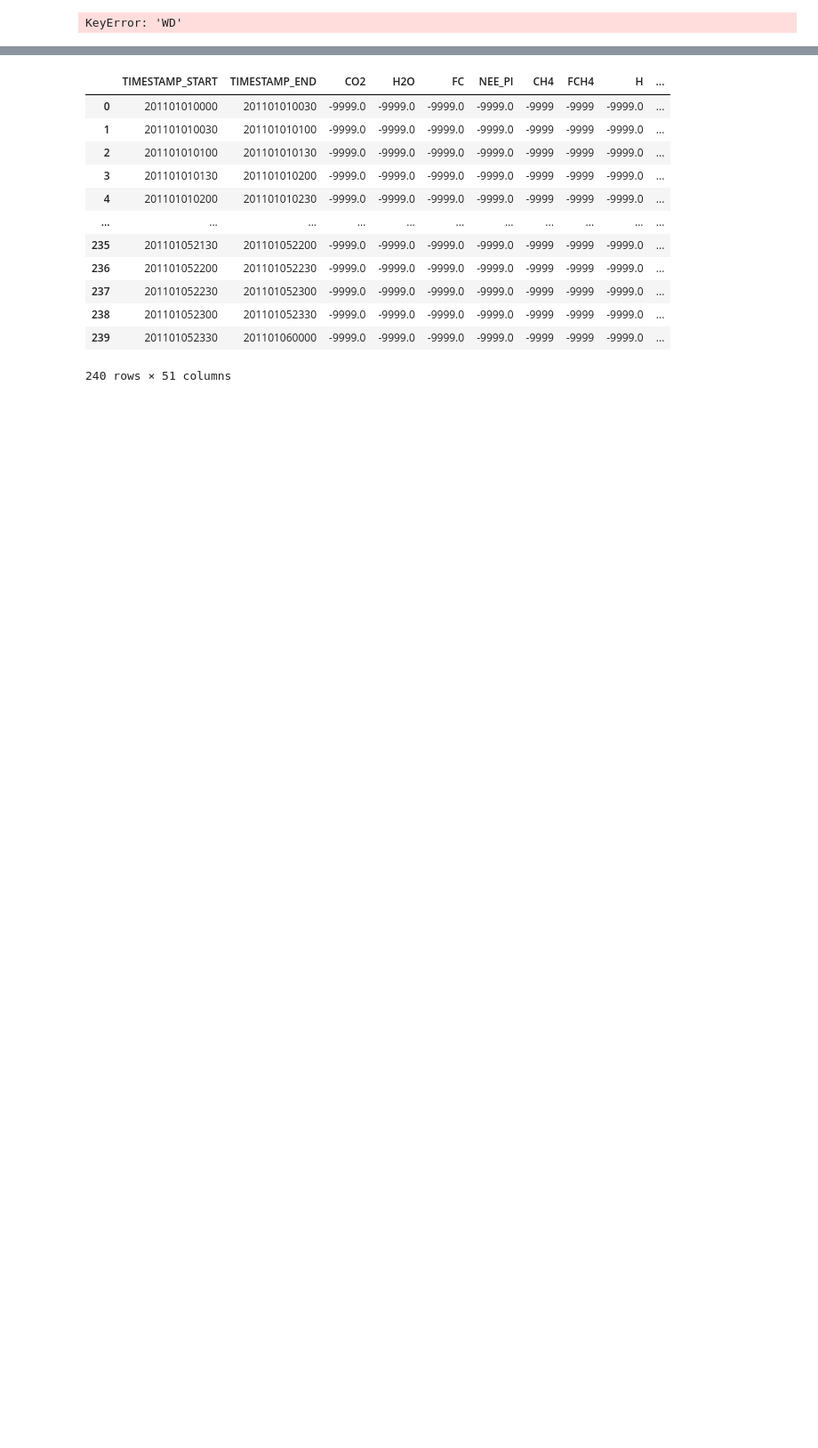
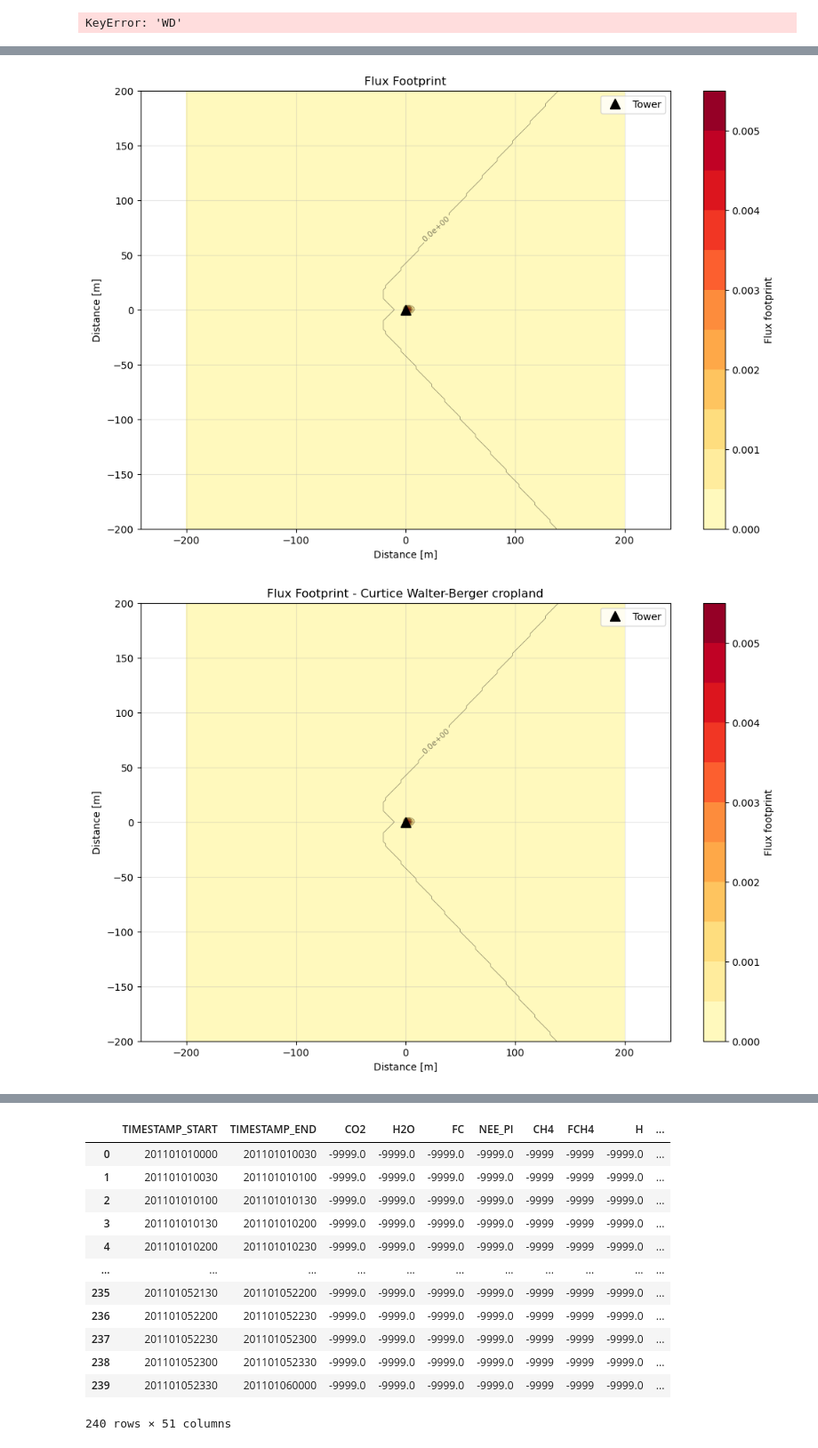
Before and after one commit to utah-geological-survey/MicroMet, a Jupyter notebook: Notebooks/Processing Workflow Notebooks/footprint_test.ipynb, the cells around one changed output, grey strips where cells are left out. Shown at 89% size. Cells and saved outputs as stored; diff of their text form; code cells hidden in the pictures; blank space fills up the shorter version.

```diff
--- a/Notebooks/Processing Workflow Notebooks/footprint_test.ipynb
+++ b/Notebooks/Processing Workflow Notebooks/footprint_test.ipynb
@@ -108,10 +108,10 @@ lon = float(config['METADATA']['station_longitude'])
 # Set up model parameters
 params = {
     'domain': [-200, 200, -200, 200],  # Smaller domain for example
-    'dx': 2.0,  # 2m resolution
-    'dy': 2.0,
+    'dx': 3.0,  # 2m resolution
+    'dy': 3.0,
     'crop_height': 0.2,  # From metadata - alfalfa crop height
-    'inst_height': 2.0,  # Standard EC measurement height
+    'inst_height': 5.0,  # Standard EC measurement height
     'atm_bound_height': 2000.0,  # Typical daytime boundary layer height
     'rs': [0.1, 0.2, 0.3, 0.4, 0.5, 0.6, 0.7, 0.8],  # Source area fractions
     'smooth_data': True,
@@ -206,0 +217,13 @@ TypeError: Cannot assign a Dataset to a single key - only a DataArray or Variabl
+# %%
+# Basic usage
+fig, ax = ffp.plot_footprint()
+
+# With config
+fig, ax = ffp.plot_footprint(config=config)
+
+# With custom contour levels
+fig, ax = ffp.plot_footprint(levels=[0.1, 0.2, 0.3, 0.4, 0.5, 0.6, 0.7, 0.8, 0.9])
+
+# Without contour lines
+fig, ax = ffp.plot_footprint(show_contours=False)
+# %% [output]
@@ -206,0 +242,2 @@ TypeError: Cannot assign a Dataset to a single key - only a DataArray or Variabl
+[figure, added]
+[figure, added]
```
Also changed, not shown: parts of 2 cells of this notebook, 5 other files.
